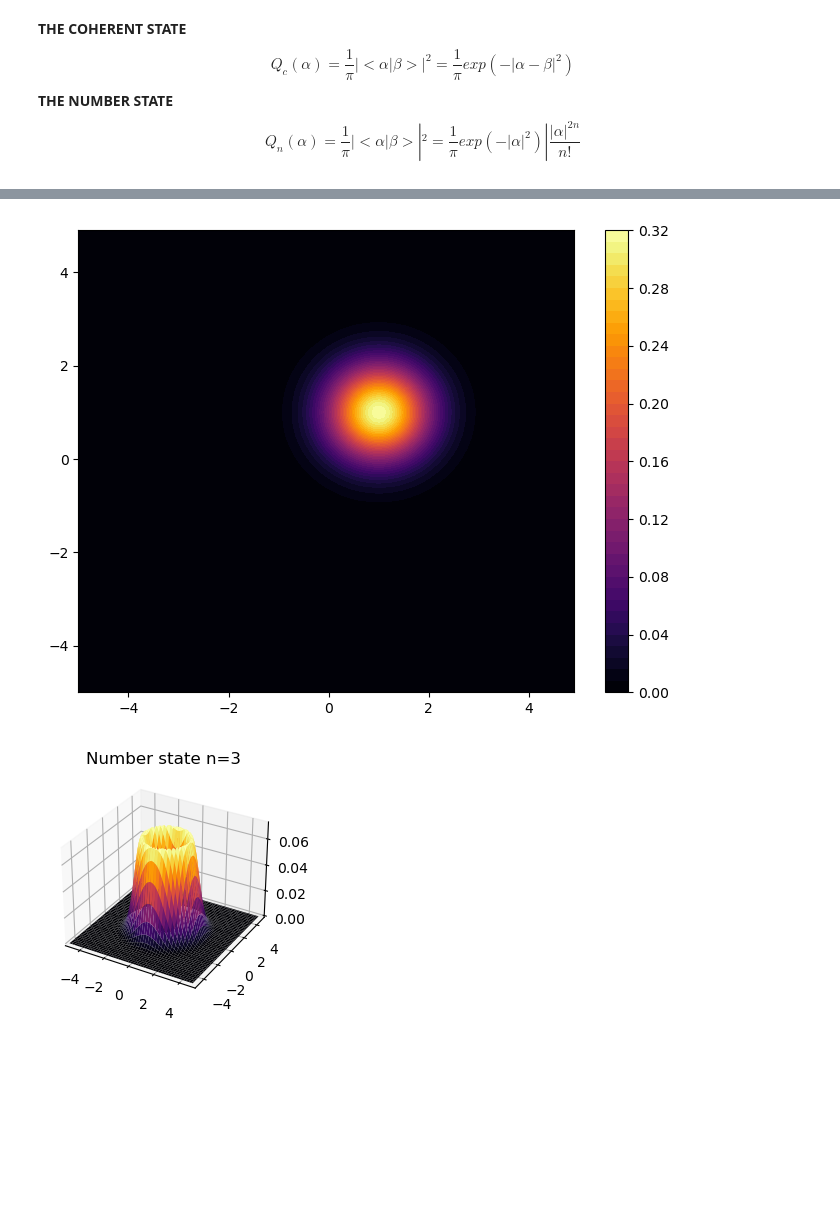
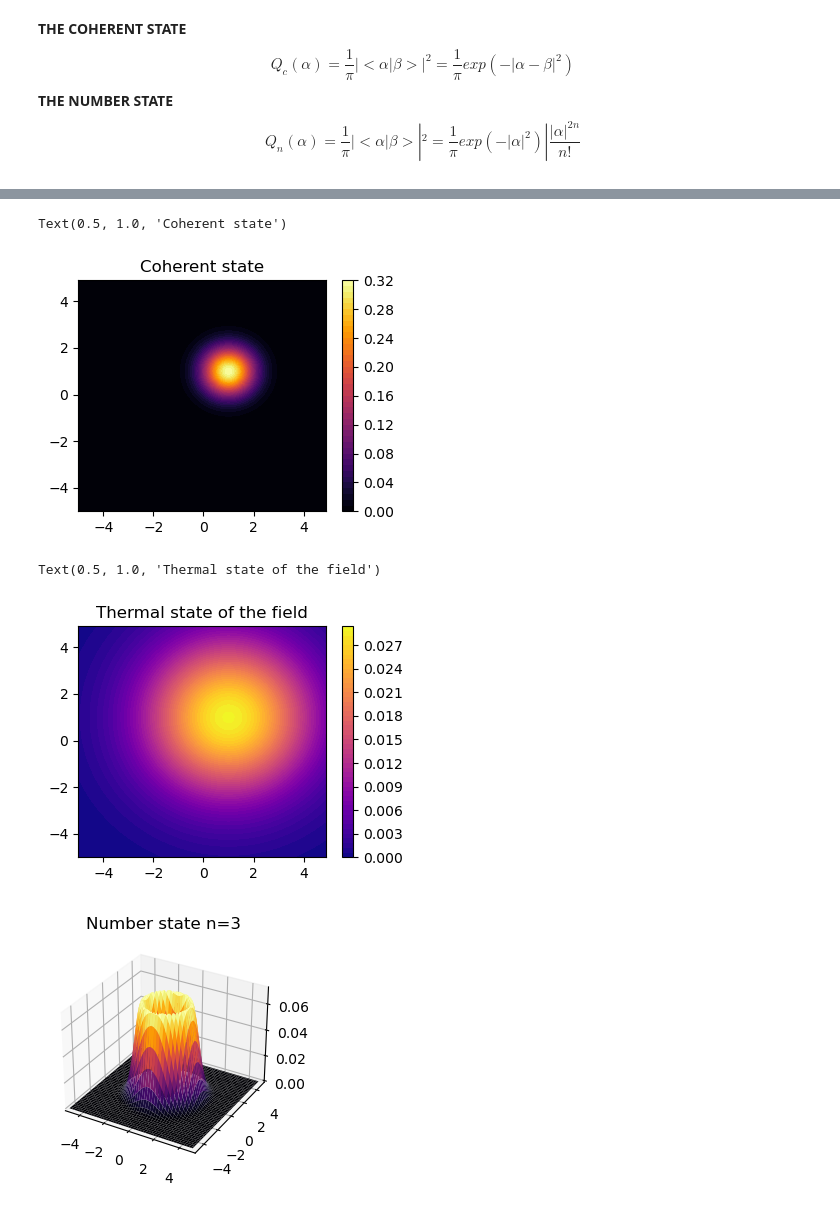
Before and after one commit to gonovrm/exp, a Jupyter notebook: Primeros pasos.ipynb, the cells around one changed output, grey strips where cells are left out. Saved outputs shown, nothing was run; the diff lists cells and outputs as text; code cells hidden in the pictures; blank space fills up the shorter version.

```diff
--- a/Primeros pasos.ipynb
+++ b/Primeros pasos.ipynb
@@ -21,14 +21,17 @@ HTML("""
 **Q (Husimi) Function and Wigner functions in coherent and number states**
 # %%
 beta = 1+1j
+nprom=10
 xvec = np.arange(-5, 5, 1e-1)
-yvec = np.arange(-5, 5, 1e-1)
+yvec = xvec
 Qnumber=np.zeros([len(xvec),len(yvec)],float)
 Qcoherent=np.zeros([len(xvec),len(yvec)],float)
+Qthermal=np.zeros([len(xvec),len(yvec)],float)
 for i in range(len(xvec)):
     for j in range(len(yvec)):
        Qcoherent[i,j]=1/np.pi*np.exp(-np.abs(xvec[i]+1j*yvec[j]-beta)**2)
        Qnumber[i,j]=1/np.pi*np.exp(-np.abs(xvec[i]+1j*yvec[j])**2)*np.abs(xvec[i]+1j*yvec[j])**6/6
+       Qthermal[i,j]=1/(np.pi*(1+nprom))*np.exp(-np.abs(xvec[i]+1j*yvec[j]-beta)**2/(1+nprom))
 X, Y = np.meshgrid(xvec, yvec)
 # %% [markdown]
 **THE COHERENT STATE**
@@ -48,9 +53,19 @@ plt.colorbar();
 # %%
-fig = plt.figure(figsize=(8, 6))
-plt.contourf(X, Y, np.transpose(Qcoherent), 50, cmap=mpl.colormaps['inferno'])
+fig = plt.figure(figsize=(4, 3))
+plt.contourf(X, Y, Qcoherent, 50, cmap=mpl.colormaps['inferno'])
 plt.colorbar();
+plt.title("Coherent state")
 # %% [output]
+Text(0.5, 1.0, 'Coherent state')
-[figure, old version]
+[figure, new version]
+# %%
+fig = plt.figure(figsize=(4, 3))
+plt.contourf(X, Y, Qthermal, 50, cmap=mpl.colormaps['plasma'])
+plt.colorbar();
+plt.title("Thermal state of the field")
+# %% [output]
+Text(0.5, 1.0, 'Thermal state of the field')
+[figure, added]
 # %%
 fig = plt.figure(figsize=(4, 3))
 ax = fig.add_subplot(projection='3d')
```
Also changed, not shown: parts of 2 cells of this notebook.
